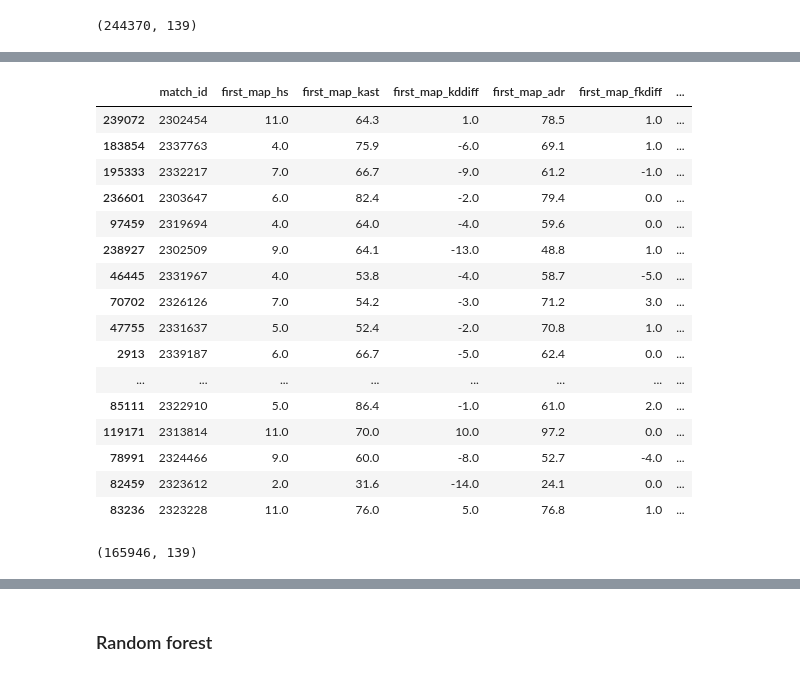
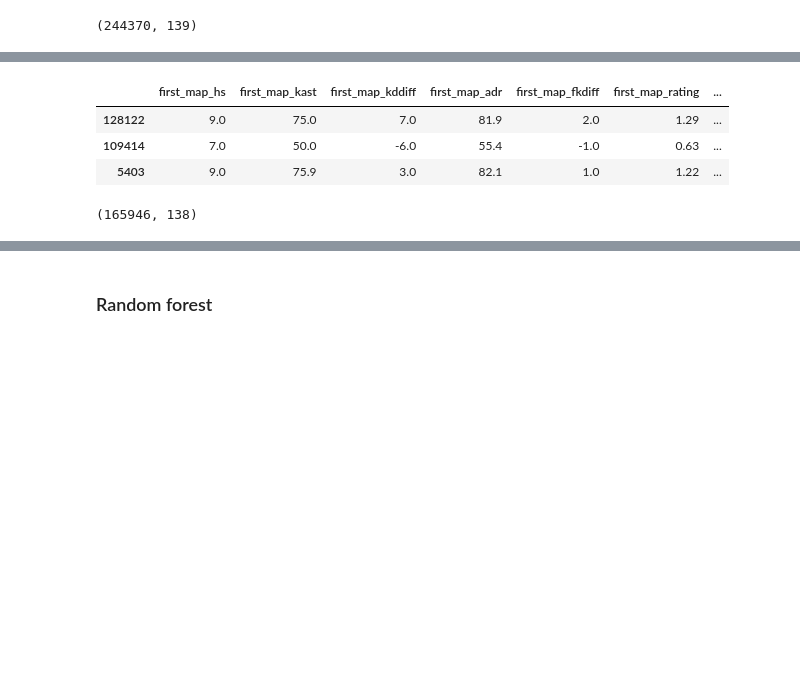
Before and after one commit to UlisesCravero/tp_ml_Cravero_Pautasso, a Jupyter notebook: tp2_EDA-Copy1.ipynb, the cells around one changed output, grey strips where cells are left out. Drawn from its saved outputs; the diff is of its cells as text; code cells hidden in the pictures; blank space fills up the shorter version.

```diff
--- a/tp2_EDA-Copy1.ipynb
+++ b/tp2_EDA-Copy1.ipynb
@@ -180,39 +152,26 @@ players_nuevo.sample(40)
 # %%
 #borramos los registros de players_nuevo que quedan con columnas nuevas ya que no tenian ocurrencia en results, perdiendo datos
 indices_a_eliminar = []
 for index, registro in players_nuevo.iterrows():
     # Verifica si las columnas seleccionadas contienen el valor -1
     if registro['team_ranking'] == -1 or registro['opponent_ranking'] == -1:
         # guardamos el indice para eliminarlo despues
         indices_a_eliminar.append(index)
 
 # Elimina los registros en un solo paso
 players_nuevo.drop(indices_a_eliminar, inplace=True)
 
-#borramos tambien las columnas team y opponent que ya no utilizamos
-players_nuevo.drop(columns=['team', 'opponent'],axis=1,inplace=True)
+#borramos tambien las columnas match_id, team y opponent que ya no utilizamos
+players_nuevo.drop(columns=['team', 'opponent', 'match_id'],axis=1,inplace=True)
 
-players_nuevo.sample(40)
+players_nuevo.sample(3)
 # %% [output]
-|  | match_id | first_map_hs | first_map_kast | first_map_kddiff | first_map_adr | first_map_fkdiff | ... |
-| 239072 | 2302454 | 11.0 | 64.3 | 1.0 | 78.5 | 1.0 | ... |
-| 183854 | 2337763 | 4.0 | 75.9 | -6.0 | 69.1 | 1.0 | ... |
-| 195333 | 2332217 | 7.0 | 66.7 | -9.0 | 61.2 | -1.0 | ... |
-| 236601 | 2303647 | 6.0 | 82.4 | -2.0 | 79.4 | 0.0 | ... |
-| 97459 | 2319694 | 4.0 | 64.0 | -4.0 | 59.6 | 0.0 | ... |
-| 238927 | 2302509 | 9.0 | 64.1 | -13.0 | 48.8 | 1.0 | ... |
-| 46445 | 2331967 | 4.0 | 53.8 | -4.0 | 58.7 | -5.0 | ... |
-| 70702 | 2326126 | 7.0 | 54.2 | -3.0 | 71.2 | 3.0 | ... |
-| 47755 | 2331637 | 5.0 | 52.4 | -2.0 | 70.8 | 1.0 | ... |
-| 2913 | 2339187 | 6.0 | 66.7 | -5.0 | 62.4 | 0.0 | ... |
-| ... | ... | ... | ... | ... | ... | ... | ... |
-| 85111 | 2322910 | 5.0 | 86.4 | -1.0 | 61.0 | 2.0 | ... |
-| 119171 | 2313814 | 11.0 | 70.0 | 10.0 | 97.2 | 0.0 | ... |
-| 78991 | 2324466 | 9.0 | 60.0 | -8.0 | 52.7 | -4.0 | ... |
-| 82459 | 2323612 | 2.0 | 31.6 | -14.0 | 24.1 | 0.0 | ... |
-| 83236 | 2323228 | 11.0 | 76.0 | 5.0 | 76.8 | 1.0 | ... |
+|  | first_map_hs | first_map_kast | first_map_kddiff | first_map_adr | first_map_fkdiff | first_map_rating | ... |
+| 128122 | 9.0 | 75.0 | 7.0 | 81.9 | 2.0 | 1.29 | ... |
+| 109414 | 7.0 | 50.0 | -6.0 | 55.4 | -1.0 | 0.63 | ... |
+| 5403 | 9.0 | 75.9 | 3.0 | 82.1 | 1.0 | 1.22 | ... |
 # %%
 players_nuevo.shape
 # %% [output]
-(165946, 139)
+(165946, 138)
 # %%
```
Also changed, not shown: parts of 33 cells of this notebook.
